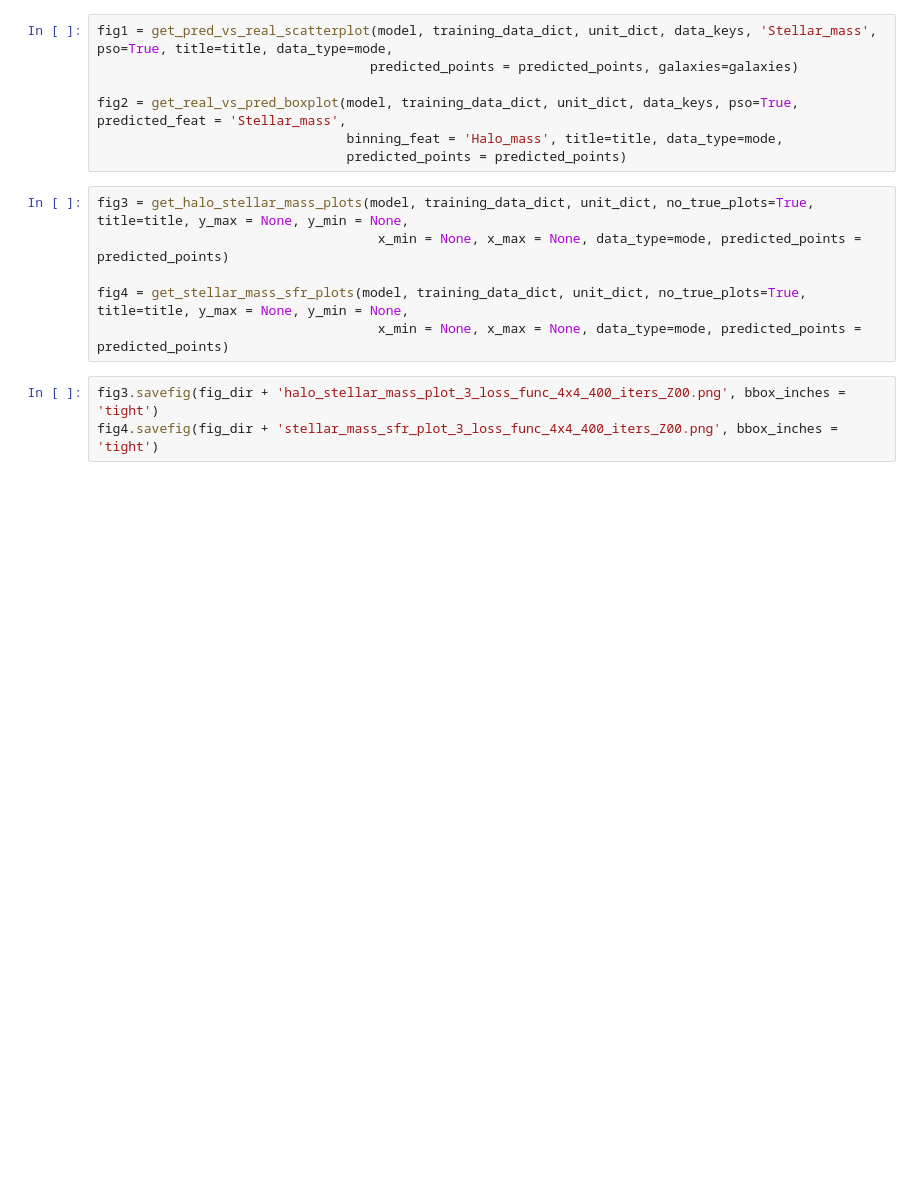
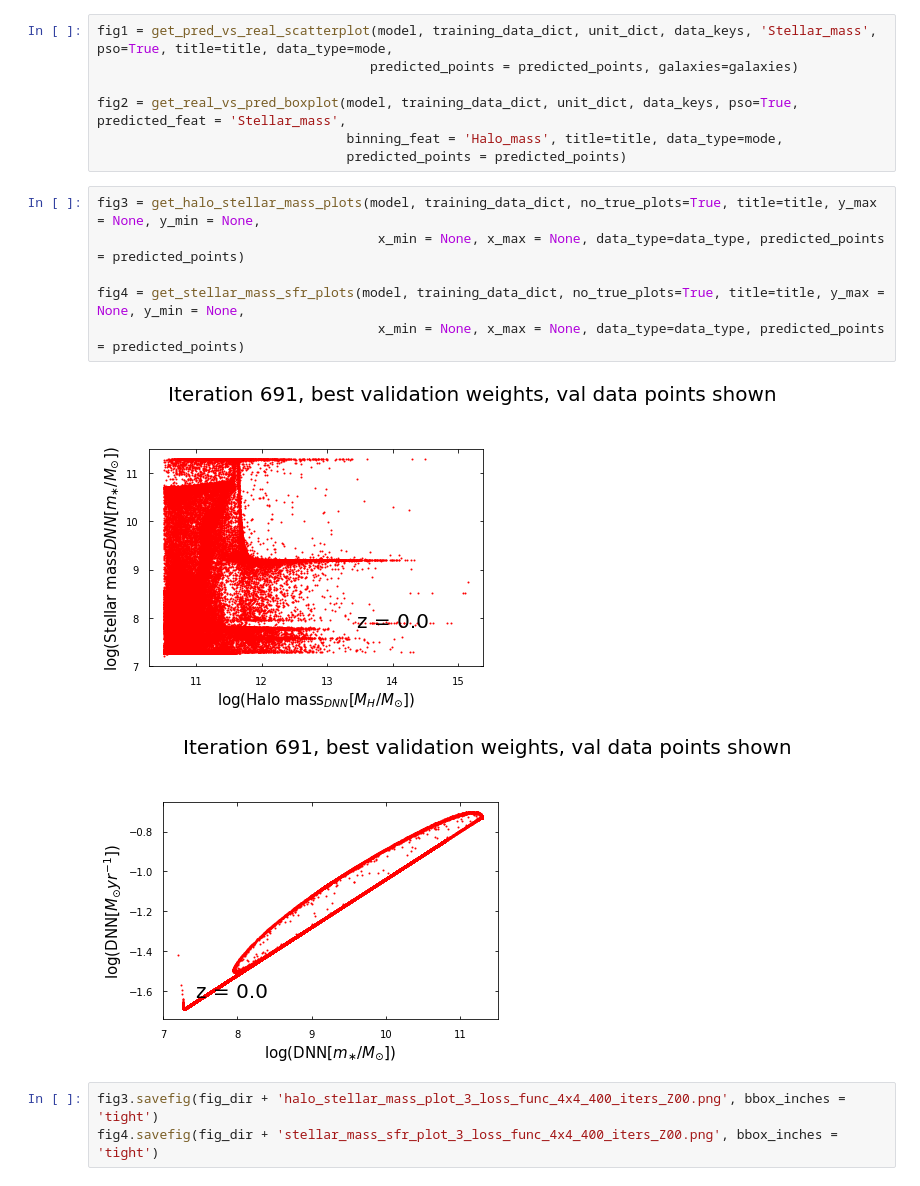
Before and after one commit to magnus-lindstrom/masters-project-galaxy-formation, a Jupyter notebook: code/pso_code/pso_general_purpose_notebook.ipynb, the cells around one changed output. Saved outputs shown, nothing was run; the diff lists cells and outputs as text; blank space fills up the shorter version.

```diff
--- a/code/pso_code/pso_general_purpose_notebook.ipynb
+++ b/code/pso_code/pso_general_purpose_notebook.ipynb
@@ -82,11 +81,14 @@ fig2 = get_real_vs_pred_boxplot(model, training_data_dict, unit_dict, data_keys,
                                 binning_feat = 'Halo_mass', title=title, data_type=mode,
                                 predicted_points = predicted_points)
 # %%
-fig3 = get_halo_stellar_mass_plots(model, training_data_dict, unit_dict, no_true_plots=True, title=title, y_max = None, y_min = None,
-                                    x_min = None, x_max = None, data_type=mode, predicted_points = predicted_points)
+fig3 = get_halo_stellar_mass_plots(model, training_data_dict, no_true_plots=True, title=title, y_max = None, y_min = None,
+                                    x_min = None, x_max = None, data_type=data_type, predicted_points = predicted_points)
 
-fig4 = get_stellar_mass_sfr_plots(model, training_data_dict, unit_dict, no_true_plots=True, title=title, y_max = None, y_min = None,
-                                    x_min = None, x_max = None, data_type=mode, predicted_points = predicted_points)
+fig4 = get_stellar_mass_sfr_plots(model, training_data_dict, no_true_plots=True, title=title, y_max = None, y_min = None,
+                                    x_min = None, x_max = None, data_type=data_type, predicted_points = predicted_points)
+# %% [output]
+[figure, added]
+[figure, added]
 # %%
 fig3.savefig(fig_dir + 'halo_stellar_mass_plot_3_loss_func_4x4_400_iters_Z00.png', bbox_inches = 'tight')
 fig4.savefig(fig_dir + 'stellar_mass_sfr_plot_3_loss_func_4x4_400_iters_Z00.png', bbox_inches = 'tight')
```
Also changed, not shown: parts of 14 cells of this notebook, 7 other files.
